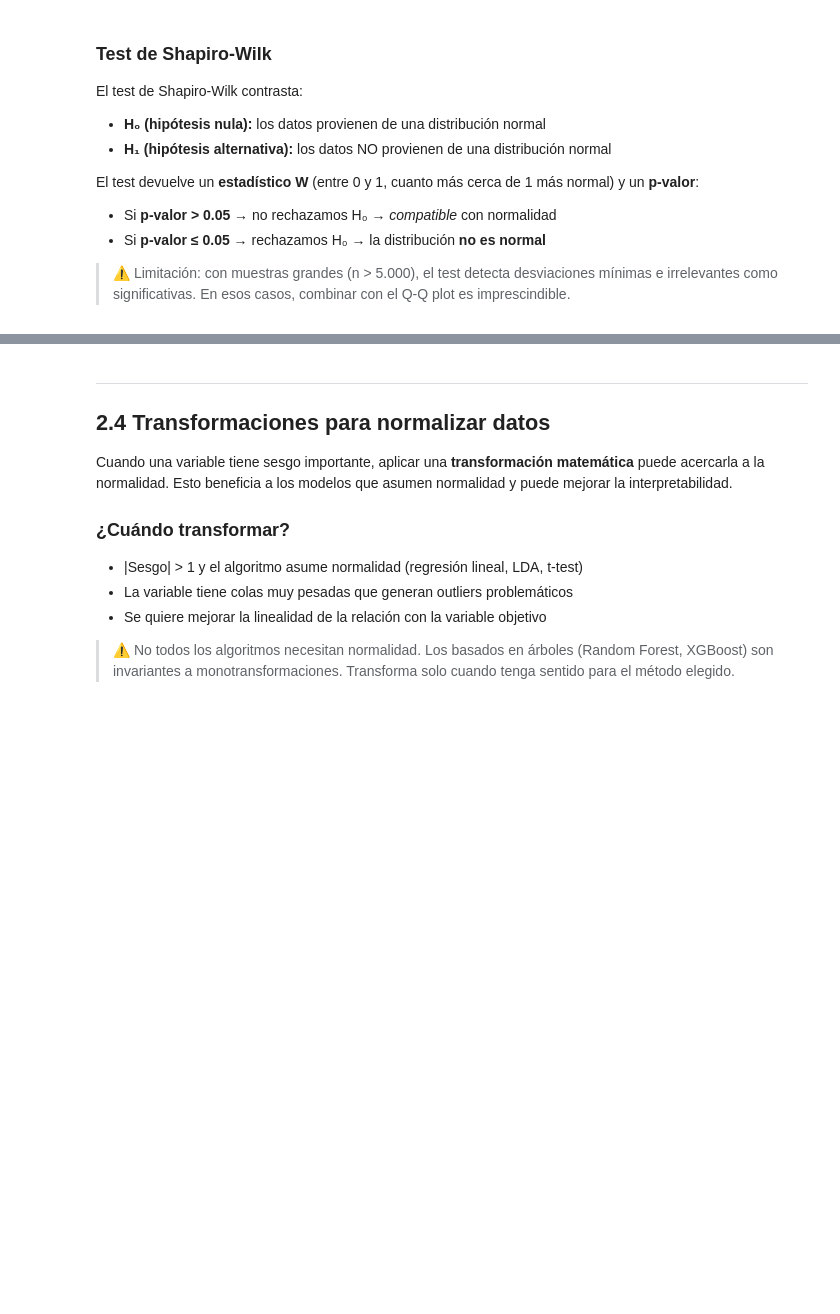
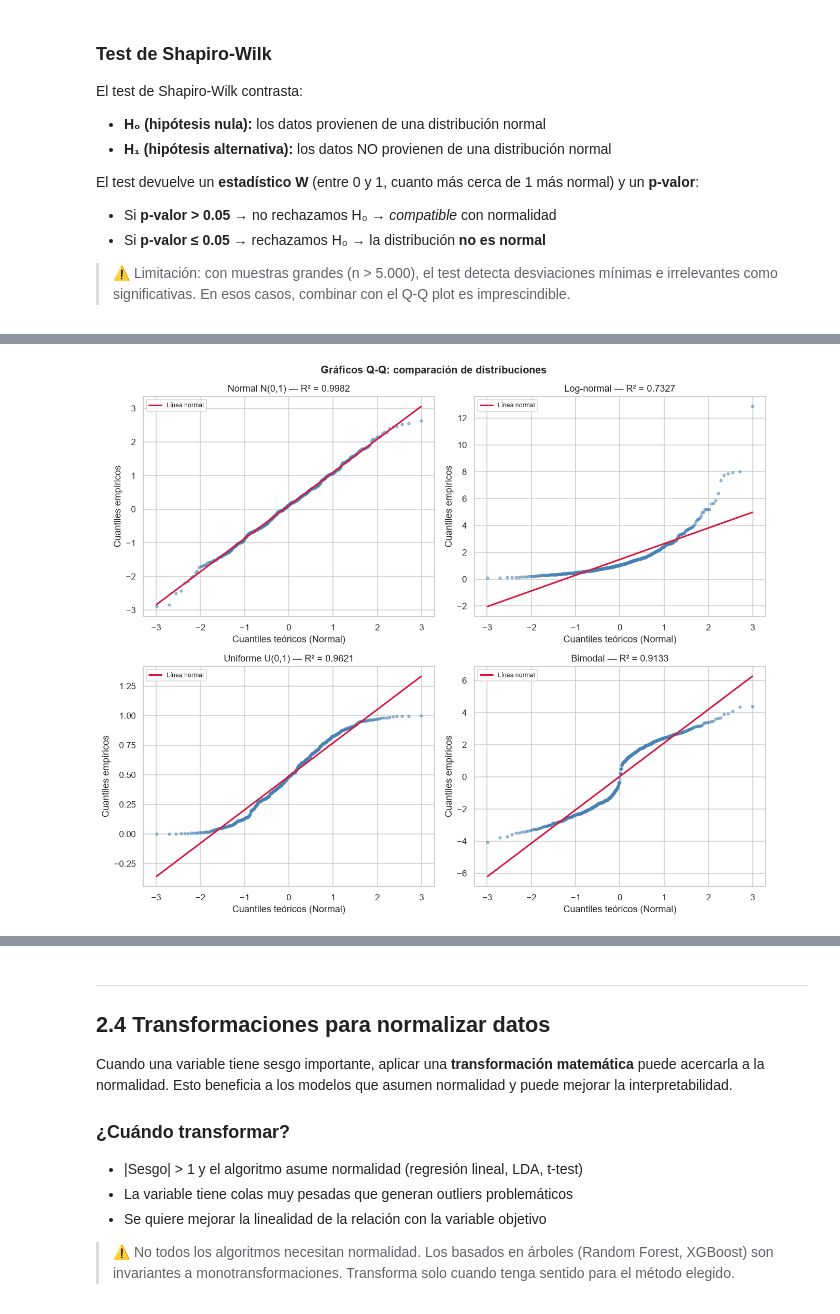
Before and after one commit to aalasan202/DLCD, a Jupyter notebook: UD2/Bloque_2_Distribuciones_y_Normalidad/B2_S2_Normalidad_y_Transformaciones.ipynb, the cells around one changed output, grey strips where cells are left out. Cells and saved outputs as stored; diff of their text form; code cells hidden in the pictures; blank space fills up the shorter version.

```diff
--- a/UD2/Bloque_2_Distribuciones_y_Normalidad/B2_S2_Normalidad_y_Transformaciones.ipynb
+++ b/UD2/Bloque_2_Distribuciones_y_Normalidad/B2_S2_Normalidad_y_Transformaciones.ipynb
@@ -105,33 +148,34 @@ El Q-Q plot es especialmente útil con muestras grandes donde Shapiro-Wilk pierd
 # %%
 # Q-Q plot para distintas distribuciones
 fig, axes = plt.subplots(2, 2, figsize=(12, 10))
 
 distribuciones = {
     'Normal N(0,1)':   np.random.normal(0, 1, 500),
     'Log-normal':      np.random.lognormal(0, 0.8, 500),
     'Uniforme U(0,1)': np.random.uniform(0, 1, 500),
     'Bimodal':         np.concatenate([np.random.normal(-2, 0.8, 250),
                                        np.random.normal(2, 0.8, 250)])
 }
 
 for ax, (nombre, datos) in zip(axes.flat, distribuciones.items()):
     res = probplot(datos, dist='norm')
     teoricos = res[0][0]
     empiricos = res[0][1]
     slope, intercept, r = res[1]
 
     ax.scatter(teoricos, empiricos, s=10, alpha=0.5, color='steelblue')
     x_line = np.array([teoricos.min(), teoricos.max()])
     ax.plot(x_line, slope * x_line + intercept, 'crimson', linewidth=2, label='Línea normal')
-    ax.set_title(f'{nombre}
-R² = {r**2:.4f}')
+    ax.set_title(f'{nombre} — R² = {r**2:.4f}')
     ax.set_xlabel('Cuantiles teóricos (Normal)')
     ax.set_ylabel('Cuantiles empíricos')
     ax.legend(fontsize=8)
 
 plt.suptitle('Gráficos Q-Q: comparación de distribuciones', fontsize=13, fontweight='bold')
 plt.tight_layout()
 plt.show()
+# %% [output]
+[figure, added]
 # %%
 def panel_normalidad(serie, nombre=''):
     """Combina histograma + KDE y Q-Q plot para diagnóstico completo de normalidad."""
```
Also changed, not shown: parts of 11 cells of this notebook, 2 other files.
